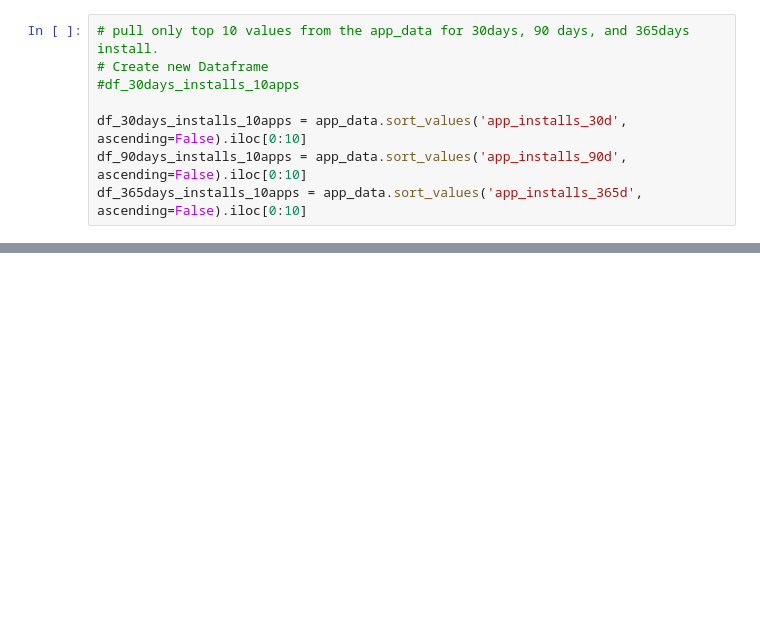
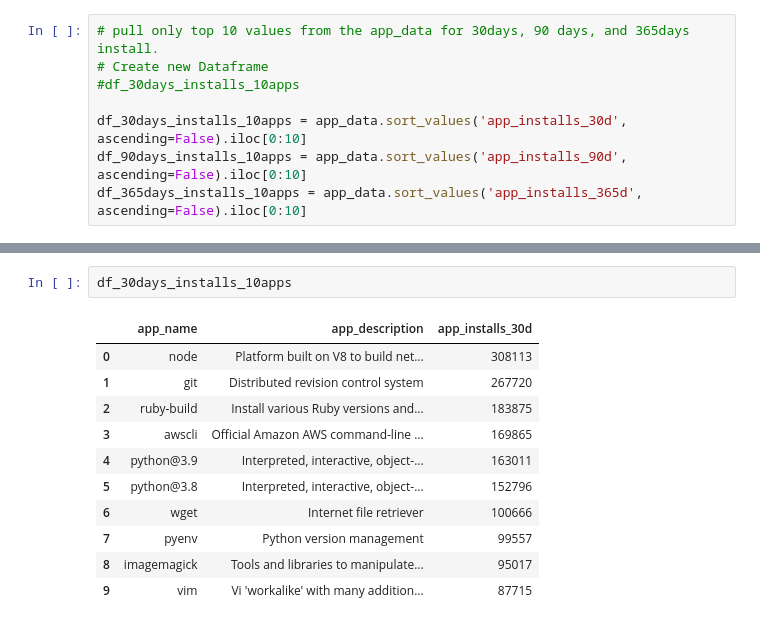
Before and after one commit to drsladit/Project-1, a Jupyter notebook: Project 1 - Task 2 - Using Pandas.ipynb, the cells around one changed output, grey strips where cells are left out. Saved outputs shown, nothing was run; the diff lists cells and outputs as text; blank space fills up the shorter version.

```diff
--- a/Project 1 - Task 2 - Using Pandas.ipynb
+++ b/Project 1 - Task 2 - Using Pandas.ipynb
@@ -59,0 +76,14 @@ df_30days_installs_10apps.to_csv('Top 30days Installs', index=False)
+# %%
+df_30days_installs_10apps
+# %% [output]
+|  | app_name | app_description | app_installs_30d |
+| 0 | node | Platform built on V8 to build net... | 308113 |
+| 1 | git | Distributed revision control system | 267720 |
+| 2 | ruby-build | Install various Ruby versions and... | 183875 |
+| 3 | awscli | Official Amazon AWS command-line ... | 169865 |
+| 4 | python@3.9 | Interpreted, interactive, object-... | 163011 |
+| 5 | python@3.8 | Interpreted, interactive, object-... | 152796 |
+| 6 | wget | Internet file retriever | 100666 |
+| 7 | pyenv | Python version management | 99557 |
+| 8 | imagemagick | Tools and libraries to manipulate... | 95017 |
+| 9 | vim | Vi 'workalike' with many addition... | 87715 |
```
Also changed, not shown: parts of 12 cells of this notebook, 9 other files.
